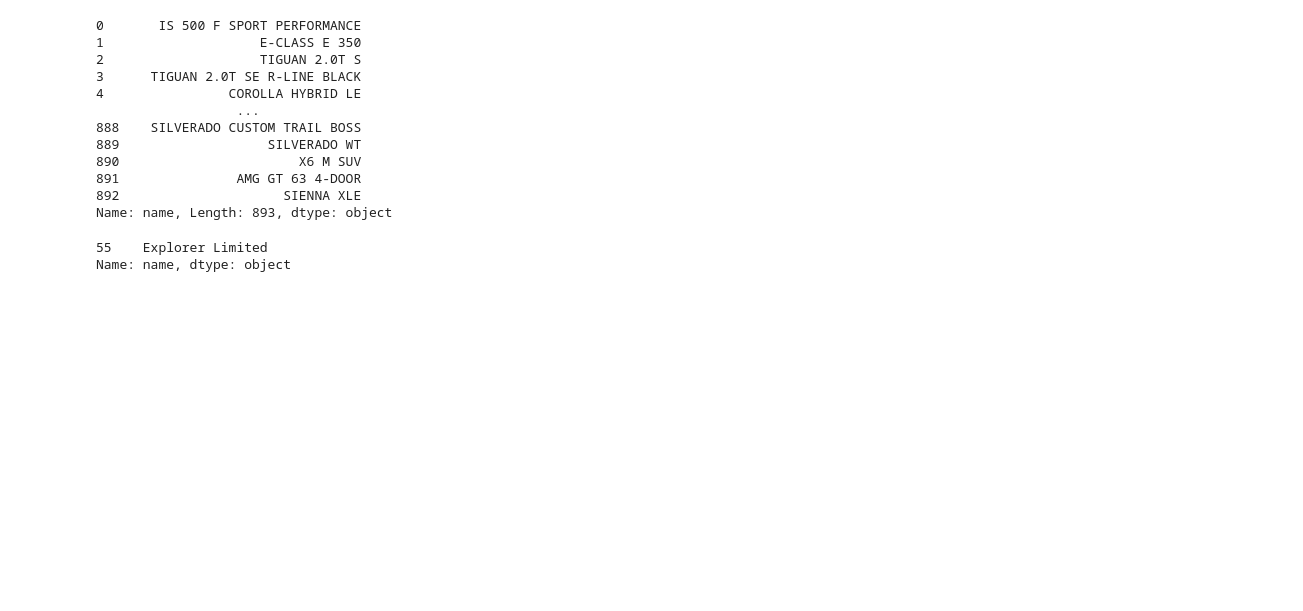
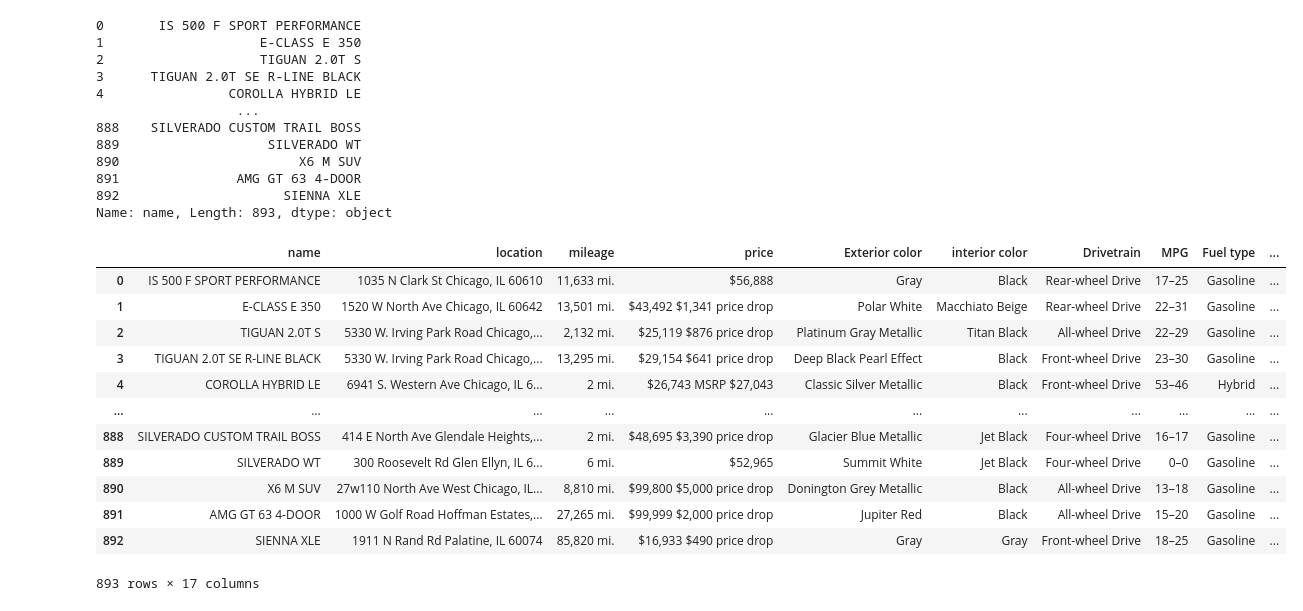
Before and after one commit to fnu-atul16/car-price-prediction, a Jupyter notebook: cars_uncleaned_data.ipynb, the cells around one changed output. Saved outputs shown, nothing was run; the diff lists cells and outputs as text; code cells hidden in the pictures; blank space fills up the shorter version.

```diff
--- a/cars_uncleaned_data.ipynb
+++ b/cars_uncleaned_data.ipynb
@@ -91,26 +78,3 @@ df["name"]
 891               AMG GT 63 4-DOOR
 892                     SIENNA XLE
 Name: name, Length: 893, dtype: object
-# %%
-pattern_dict = {
-    "model": {
-        "exact": [
-            "SILVERADO",
-            "CHEROKEE",
-            "HIGHLANDER",
-            "TIGUAN"
-        ]
-
-    },
-
-    "engine": {
-        "exact": ["HYBRID"],
-        "regex": [
-            r"^[0-9]+\.[0-9]+[A-Za-z]$",   # 2.0T, 3.5L
-            r"^[0-9]{3}$"                  # 350, 500
-        ]
-    }
-}
-# %% [output]
-55    Explorer Limited
-Name: name, dtype: object
@@ -116,0 +115,44 @@ Name: name, dtype: object
+# %%
+import re
+def extract_model_and_engine(df,word_dict):
+    model_exact = set(word_dict.get("model",{}).get("exact",[]))
+
+
+    model_list = []
+
+
+    for val in df["name"].str.split():
+        model_row = "UNKNOWN"
+
+        for word in val:
+            if word in model_exact:
+                model_row = word
+                break
+
+        model_list.append(model_row)
+
+
+
+    df["model"] = model_list
+
+
+
+    return df
+# %%
+df = extract_model_and_engine(df,pattern_dict)
+# %%
+df
+# %% [output]
+|  | name | location | mileage | price | Exterior color | interior color | Drivetrain | MPG | Fuel type | ... |
+| 0 | IS 500 F SPORT PERFORMANCE | 1035 N Clark St Chicago, IL 60610 | 11,633 mi. | $56,888 | Gray | Black | Rear-wheel Drive | 17–25 | Gasoline | ... |
+| 1 | E-CLASS E 350 | 1520 W North Ave Chicago, IL 60642 | 13,501 mi. | $43,492 $1,341 price drop | Polar White | Macchiato Beige | Rear-wheel Drive | 22–31 | Gasoline | ... |
+| 2 | TIGUAN 2.0T S | 5330 W. Irving Park Road Chicago,... | 2,132 mi. | $25,119 $876 price drop | Platinum Gray Metallic | Titan Black | All-wheel Drive | 22–29 | Gasoline | ... |
+| 3 | TIGUAN 2.0T SE R-LINE BLACK | 5330 W. Irving Park Road Chicago,... | 13,295 mi. | $29,154 $641 price drop | Deep Black Pearl Effect | Black | Front-wheel Drive | 23–30 | Gasoline | ... |
+| 4 | COROLLA HYBRID LE | 6941 S. Western Ave Chicago, IL 6... | 2 mi. | $26,743 MSRP $27,043 | Classic Silver Metallic | Black | Front-wheel Drive | 53–46 | Hybrid | ... |
+| ... | ... | ... | ... | ... | ... | ... | ... | ... | ... | ... |
+| 888 | SILVERADO CUSTOM TRAIL BOSS | 414 E North Ave Glendale Heights,... | 2 mi. | $48,695 $3,390 price drop | Glacier Blue Metallic | Jet Black | Four-wheel Drive | 16–17 | Gasoline | ... |
+| 889 | SILVERADO WT | 300 Roosevelt Rd Glen Ellyn, IL 6... | 6 mi. | $52,965 | Summit White | Jet Black | Four-wheel Drive | 0–0 | Gasoline | ... |
+| 890 | X6 M SUV | 27w110 North Ave West Chicago, IL... | 8,810 mi. | $99,800 $5,000 price drop | Donington Grey Metallic | Black | All-wheel Drive | 13–18 | Gasoline | ... |
+| 891 | AMG GT 63 4-DOOR | 1000 W Golf Road Hoffman Estates,... | 27,265 mi. | $99,999 $2,000 price drop | Jupiter Red | Black | All-wheel Drive | 15–20 | Gasoline | ... |
+| 892 | SIENNA XLE | 1911 N Rand Rd Palatine, IL 60074 | 85,820 mi. | $16,933 $490 price drop | Gray | Gray | Front-wheel Drive | 18–25 | Gasoline | ... |
+893 rows × 17 columns
```
Also changed, not shown: parts of 20 cells of this notebook.
